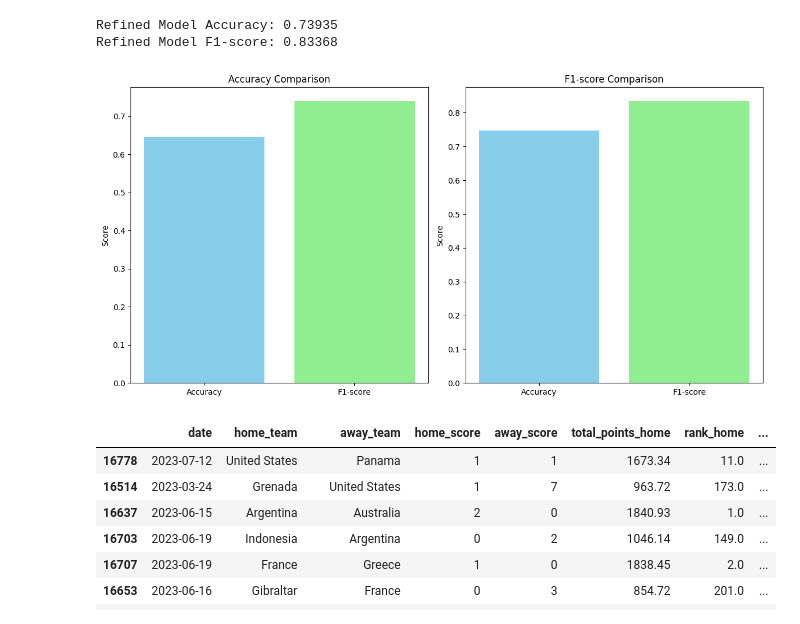
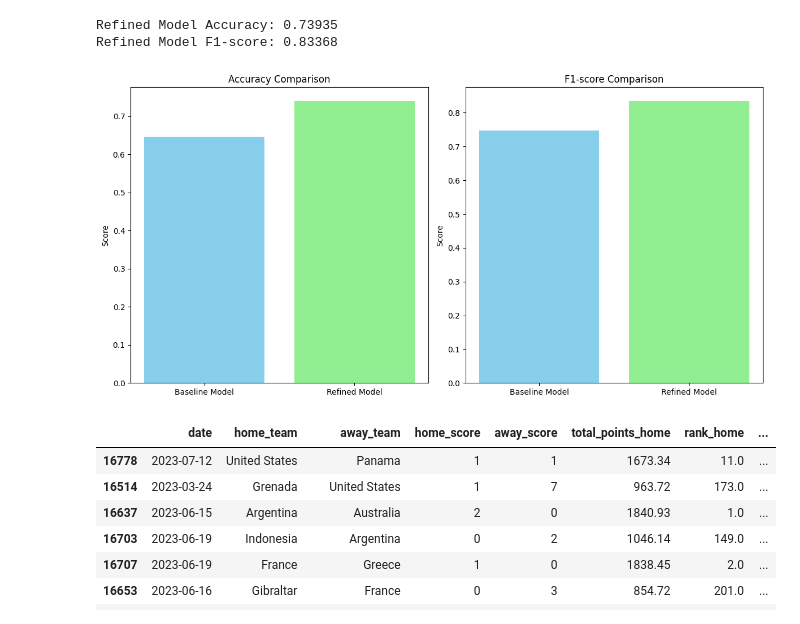
Before and after one commit to neodesafiador/DataScienceProject, a Jupyter notebook: match_prediction.ipynb, the cells around one changed output. Cells and saved outputs as stored; diff of their text form; code cells hidden in the pictures.

```diff
--- a/match_prediction.ipynb
+++ b/match_prediction.ipynb
@@ -323,25 +318,25 @@ print("Refined Model F1-score:", round(refined_f1, 5))
 Refined Model Accuracy: 0.73935
 Refined Model F1-score: 0.83368
 # %%
-metrics = ['Accuracy', 'F1-score']
+metrics = ["Baseline Model", "Refined Model"]
 
 baseline_metrics = [accuracy, f1]
 refined_metrics = [refined_accuracy, refined_f1]
 
 fig, ax = plt.subplots(1, 2, figsize=(12, 6))
 
 ax[0].bar(metrics, [accuracy, refined_accuracy], color=['skyblue', 'lightgreen'])
-ax[0].set_title('Accuracy Comparison')
-ax[0].set_ylabel('Score')
+ax[0].set_title("Accuracy Comparison")
+ax[0].set_ylabel("Score")
 
 ax[1].bar(metrics, [f1, refined_f1], color=['skyblue', 'lightgreen'])
-ax[1].set_title('F1-score Comparison')
-ax[1].set_ylabel('Score')
+ax[1].set_title("F1-score Comparison")
+ax[1].set_ylabel("Score")
 
 plt.tight_layout()
 plt.show()
 # %% [output]
-[figure, old version]
+[figure, new version]
 # %%
 usa_home = df[df["home_team"] == "United States"].sort_values(["date"], ascending=False)[:1]
 usa_away = df[df["away_team"] == "United States"].sort_values(["date"], ascending=False)[:1]
```
Also changed, not shown: parts of 9 cells of this notebook.
